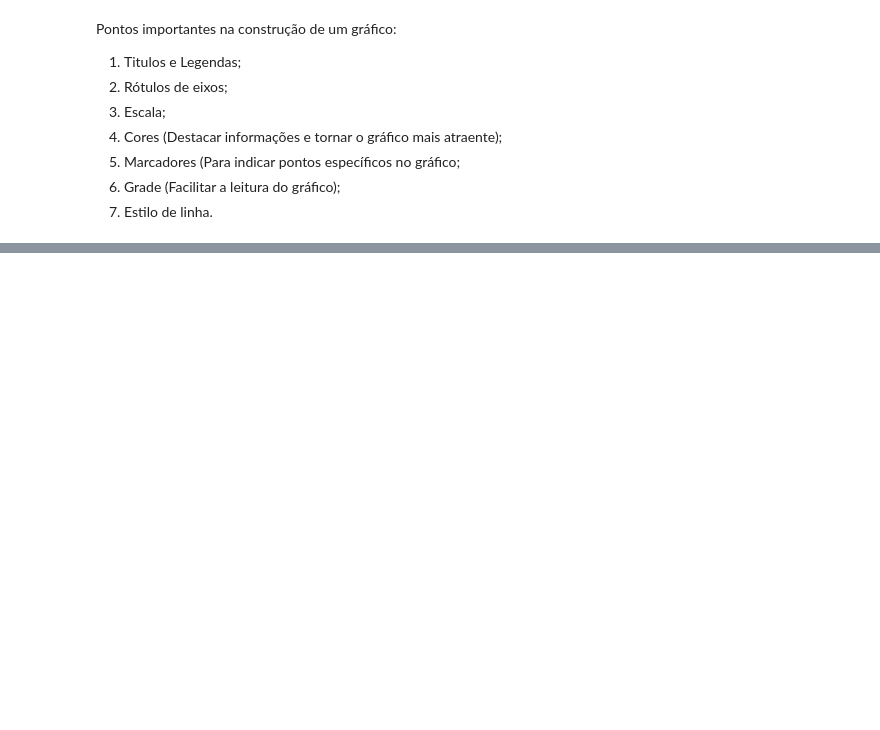
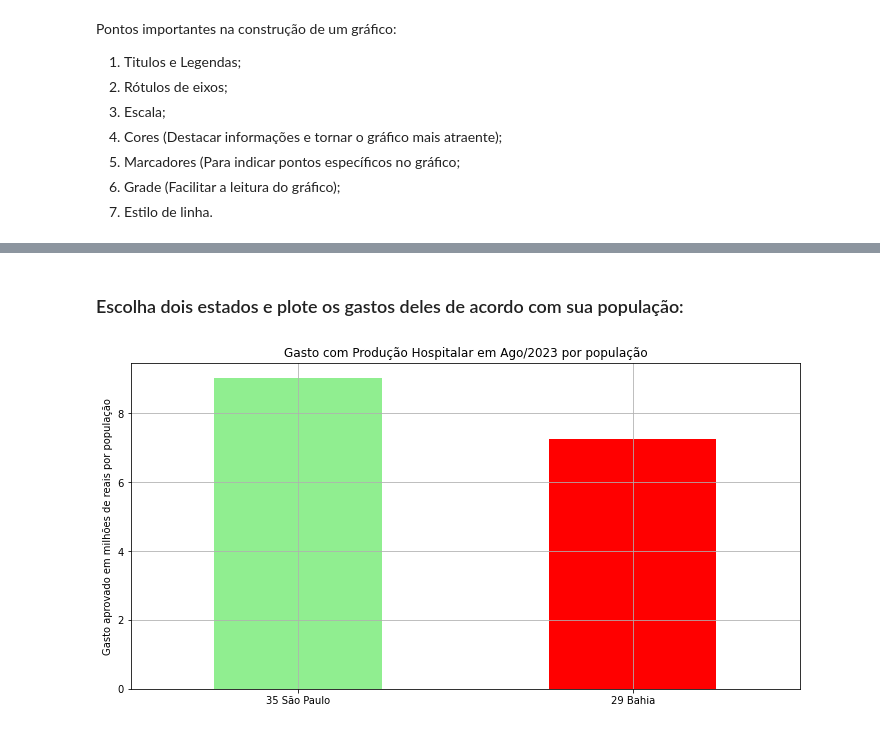
Before and after one commit to mvsampaio98/Data_Science, a Jupyter notebook: Estudos/FIAP/Fase1/1_Analise_Exploratoria_Dados.ipynb, the cells around one changed output, grey strips where cells are left out. Cells and saved outputs as stored; diff of their text form; code cells hidden in the pictures; blank space fills up the shorter version.

```diff
--- a/Estudos/FIAP/Fase1/1_Analise_Exploratoria_Dados.ipynb
+++ b/Estudos/FIAP/Fase1/1_Analise_Exploratoria_Dados.ipynb
@@ -379,0 +402,14 @@ Pontos importantes na construção de um gráfico:
+# %% [markdown]
+### Escolha dois estados e plote os gastos deles de acordo com sua população:
+# %%
+dois_estados = gastos_mais_recente[['35 São Paulo', '29 Bahia']]
+dois_estados['35 São Paulo'] = dois_estados['35 São Paulo'] / 44.420
+dois_estados['29 Bahia'] = dois_estados['29 Bahia'] / 14.136
+dois_estados.plot(kind='bar',figsize=(12,6),grid = True,color=['lightgreen','red'])
+plt.title('Gasto com Produção Hospitalar em Ago/2023 por população')
+plt.ylabel('Gasto aprovado em milhões de reais por população')
+plt.xlabel('')
+plt.xticks(rotation=0, ha='center')
+plt.show()
+# %% [output]
+[figure, added]
```
Also changed, not shown: parts of 3 cells of this notebook.
